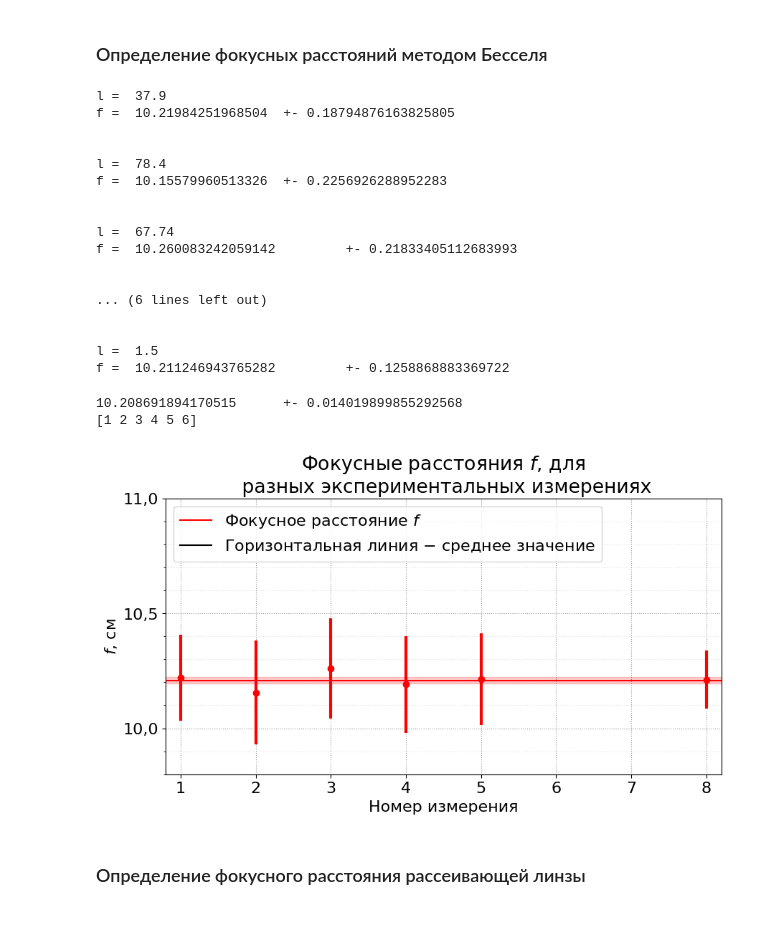
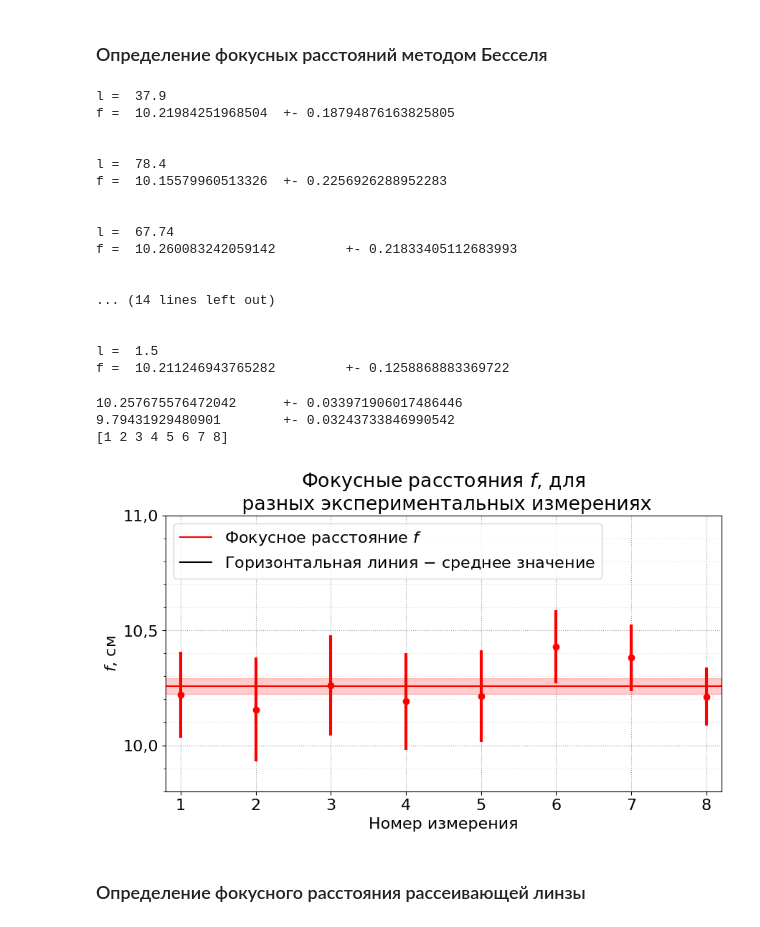
Before and after one commit to ArtemMaslov/mipt_labs, a Jupyter notebook: 2 - 4.1.1/Обработка.ipynb, the cells around one changed output. Saved outputs shown, nothing was run; the diff lists cells and outputs as text; code cells hidden in the pictures.

Commit message:
4.1.1. Added Abbe, Bessel results, conclusion

```diff
--- a/2 - 4.1.1/Обработка.ipynb
+++ b/2 - 4.1.1/Обработка.ipynb
@@ -455,16 +455,16 @@ bessel = {
             "f2" : 12,
             "L"  : 70.1 + 1.3,
         },
-        # { # 6
-        #     "f1" : 36.5,
-        #     "f2" : 14.6,
-        #     "L"  : 49.8 + 1.3,
-        # },
-        # { # 7
-        #     "f1" : 30.5,
-        #     "f2" : 15.8,
-        #     "L"  : 44.9 + 1.3,
-        # },
+        { # 6
+            "f1" : 36.5,
+            "f2" : 14.6,
+            "L"  : 49.8 + 1.3,
+        },
+        { # 7
+            "f1" : 30.5,
+            "f2" : 15.8,
+            "L"  : 44.9 + 1.3,
+        },
         { # 8
             "f1" : 21.3,
             "f2" : 19.8,
@@ -472,7 +472,7 @@ bessel = {
         }
     ],
 
-    "n" : np.array(range(1, 9 - 2)),
+    "n" : np.array(range(1, 9)),
     "f" : [],
     "sig_f" :[],
     "avg_f" : 0,
@@ -510,6 +510,11 @@ for sample in bessel["samples"]:
     bessel["sig_avg_f"] += (sample["f"] - bessel["avg_f"])**2
 
 bessel["sig_avg_f"] = (1 / (max(bessel["n"]) * (max(bessel["n"]) - 1) ) * bessel["sig_avg_f"])**0.5
+bessel["eps_avg_f"] = bessel["sig_avg_f"] / bessel["avg_f"]
+
+bessel["dptr"] = 1 / 0.1021
+bessel["eps_dptr"] = bessel["eps_avg_f"]
+bessel["sig_dptr"] = bessel["dptr"] * bessel["eps_dptr"]
 
 bessel["f"] = np.array(bessel["f"])
 bessel["sig_f"] = np.array(bessel["sig_f"])
@@ -526,17 +531,19 @@ l =  67.74
 f =  10.260083242059142         +- 0.21833405112683993
 
 
-... (6 lines left out)
+... (14 lines left out)
 
 
 l =  1.5
 f =  10.211246943765282         +- 0.1258868883369722
 # %%
 print(bessel["avg_f"], "\t+-", bessel["sig_avg_f"])
+print(bessel["dptr"], "\t+-", bessel["sig_dptr"])
 print(bessel["n"])
 # %% [output]
-10.208691894170515      +- 0.014019899855292568
-[1 2 3 4 5 6]
+10.257675576472042      +- 0.033971906017486446
+9.79431929480901        +- 0.03243733846990542
+[1 2 3 4 5 6 7 8]
 # %%
 xMin = 0.8
 xMax = 8.201 # max(bessel["n"])
@@ -580,7 +587,7 @@ plt.ylabel(yLabel)
 
 x = np.array([xMin, xMax])
 
-n = np.array(list(range(1, 6)) + [8])
+n = np.array(list(range(1, 9)))
 plt.errorbar(n, bessel["f"], yerr = bessel["sig_f"], fmt = 'o', linewidth = 3, color = 'red')
 
 plt.plot(x, np.array([bessel["avg_f"]]  * 2), color = 'red', label = "Фокусное расстояние $f$")
@@ -610,35 +617,35 @@ if xMajorStep > 0:
 if xMinorStep > 0:
     x_minor_ticks = np.arange(xMin, xMax, xMinorStep)
     axes.set_xticks(x_minor_ticks, minor = True)
 
 # Пределы графика
 
 plt.xlim([xMin, xMax])
 plt.ylim([yMin, yMax])
 
 # Форматирование чёрточек
 
 def xTickFormatter(tickVal, position):
     return "{:.{prec}f}".format(tickVal * xTickMultiplier, prec = xPrecision).replace('.', ',')
 
 def yTickFormatter(tickVal, position):
     return "{:.{prec}f}".format(tickVal * yTickMultiplier, prec = yPrecision).replace('.', ',')
 
 axes.xaxis.set_major_formatter(ticker.FuncFormatter(xTickFormatter))
 axes.yaxis.set_major_formatter(ticker.FuncFormatter(yTickFormatter))
 
 # Легенда
 plt.legend(loc = 'upper left')
 
 # Сетка
 plt.grid(which='major', linestyle = ':', c = 'black', alpha = 0.4)
 plt.grid(which='minor', linestyle = ':', c = 'black', alpha = 0.1)
 
 # Вывод
-plt.savefig("Графики/bessel_f.png")
+plt.savefig("Графики/bessel_full_f.png")
 plt.show()
 # %% [output]
-[figure, old version]
+[figure, new version]
 # %% [markdown]
 ### Определение фокусного расстояния рассеивающей линзы
 # %%
```
Also changed, not shown: parts of 5 cells of this notebook, 5 other files.
